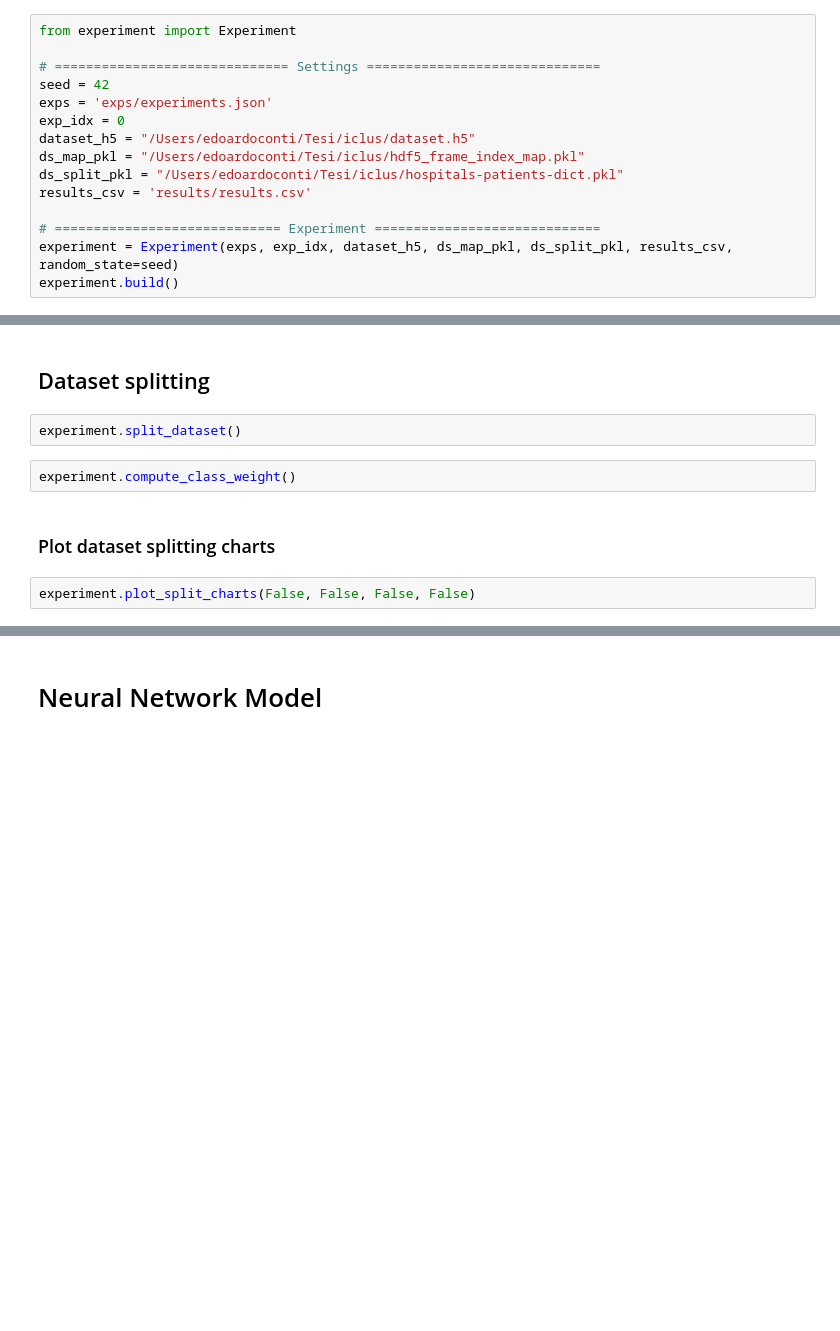
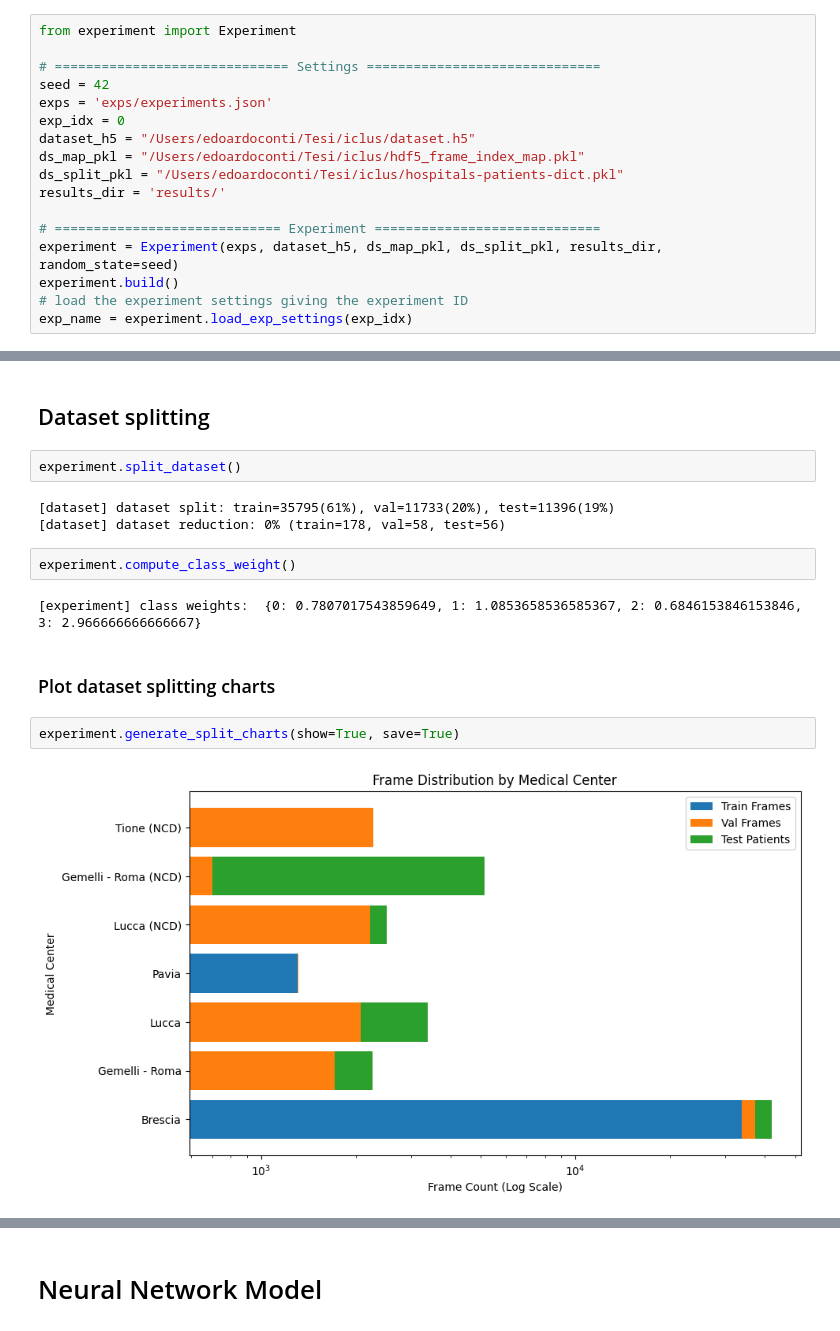
Before and after one commit to edoardo-conti/iclus-ordinal-classification, a Jupyter notebook: launch_experiment.ipynb, the cells around one changed output, grey strips where cells are left out. Cells and saved outputs as stored; diff of their text form; blank space fills up the shorter version.

```diff
--- a/launch_experiment.ipynb
+++ b/launch_experiment.ipynb
@@ -14,8 +32,10 @@ exp_idx = 0
 dataset_h5 = "/Users/edoardoconti/Tesi/iclus/dataset.h5"
 ds_map_pkl = "/Users/edoardoconti/Tesi/iclus/hdf5_frame_index_map.pkl"
 ds_split_pkl = "/Users/edoardoconti/Tesi/iclus/hospitals-patients-dict.pkl"
-results_csv = 'results/results.csv'
+results_dir = 'results/'
 
 # ============================= Experiment =============================
-experiment = Experiment(exps, exp_idx, dataset_h5, ds_map_pkl, ds_split_pkl, results_csv, random_state=seed)
+experiment = Experiment(exps, dataset_h5, ds_map_pkl, ds_split_pkl, results_dir, random_state=seed)
 experiment.build()
+# load the experiment settings giving the experiment ID
+exp_name = experiment.load_exp_settings(exp_idx)
@@ -23,9 +46,16 @@ experiment.build()
 ## Dataset splitting
 # %%
 experiment.split_dataset()
+# %% [output]
+[dataset] dataset split: train=35795(61%), val=11733(20%), test=11396(19%)
+[dataset] dataset reduction: 0% (train=178, val=58, test=56)
 # %%
 experiment.compute_class_weight()
+# %% [output]
+[experiment] class weights:  {0: 0.7807017543859649, 1: 1.0853658536585367, 2: 0.6846153846153846, 3: 2.966666666666667}
 # %% [markdown]
 ### Plot dataset splitting charts
-# %%
-experiment.plot_split_charts(False, False, False, False)
+# %%
+experiment.generate_split_charts(show=True, save=True)
+# %% [output]
+[figure, added]
```
Also changed, not shown: parts of 8 cells of this notebook, 8 other files.
